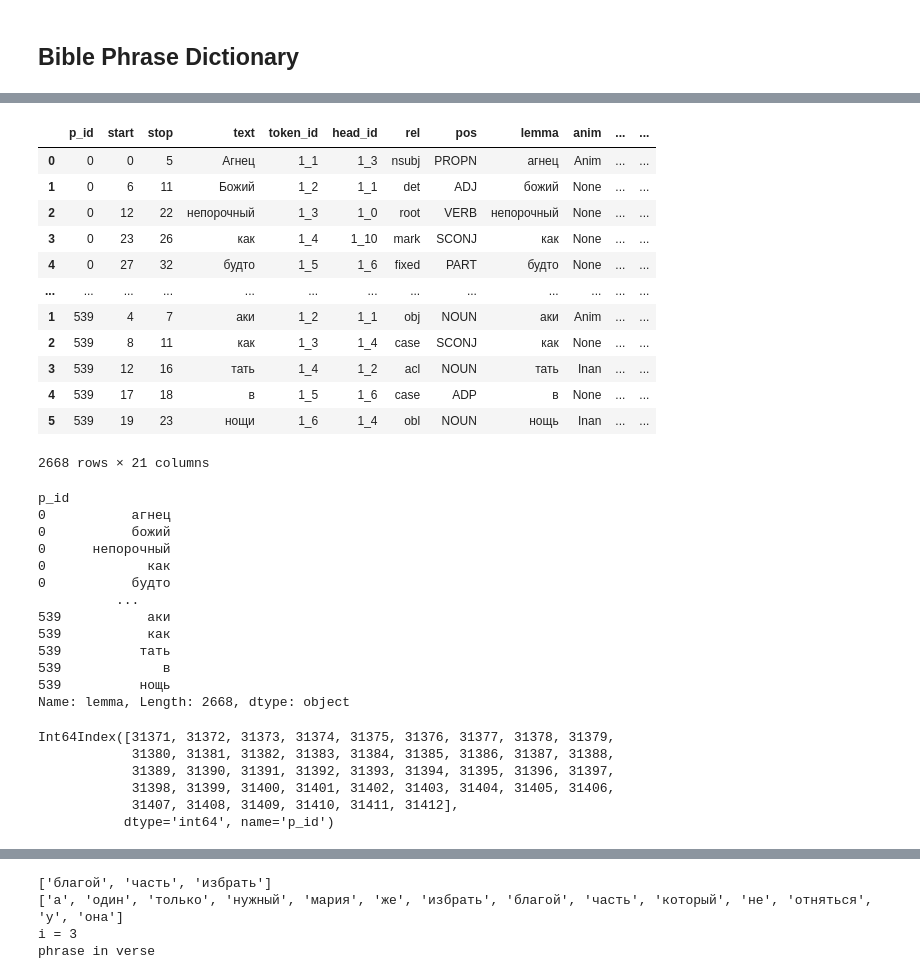
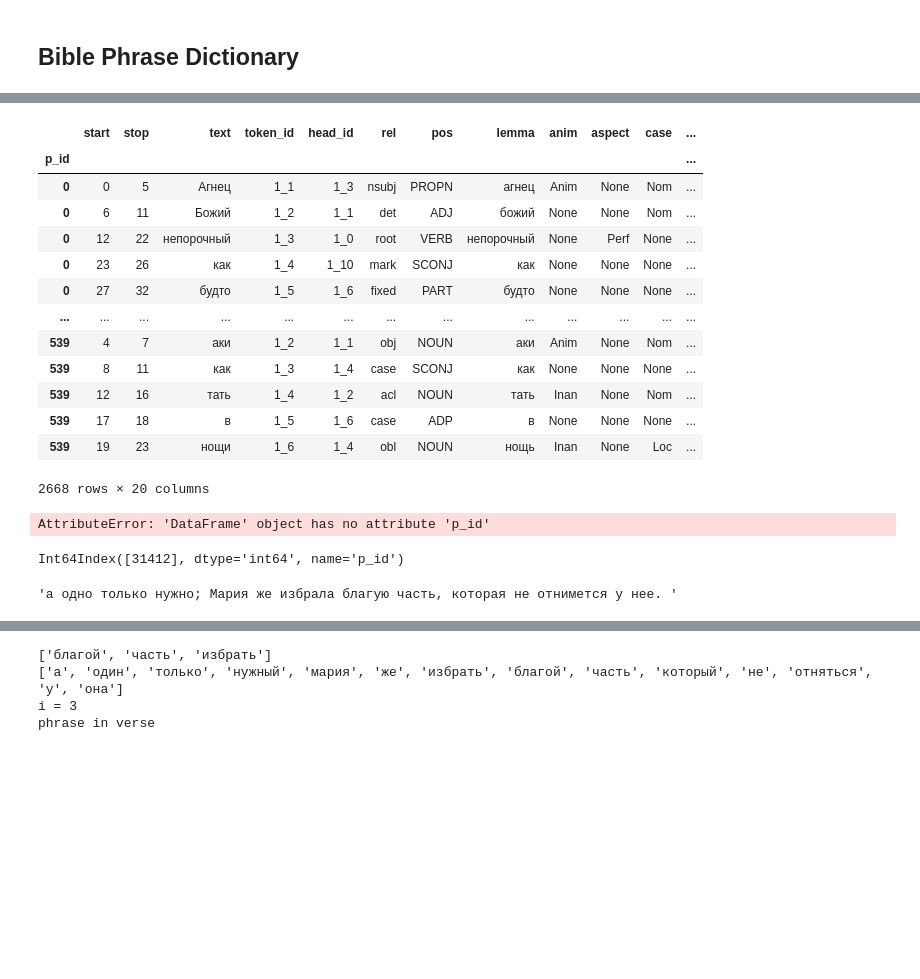
Before and after one commit to kollektivminds/russian-literary-bible, a Jupyter notebook: bible_processing.ipynb, the cells around one changed output, grey strips where cells are left out. Drawn from its saved outputs; the diff is of its cells as text; code cells hidden in the pictures; blank space fills up the shorter version.

```diff
--- a/bible_processing.ipynb
+++ b/bible_processing.ipynb
@@ -482,54 +481,40 @@ caseWords = ['что', 'чего', 'чему', 'чём', 'чем',\
-# %%
-FrazyDf['caseword'] = [True if x in caseWords else False for x in FrazyDf['lemma']]
-# %%
-FrazyDf
-# %% [output]
-|  | p_id | start | stop | text | token_id | head_id | rel | pos | lemma | anim | ... | ... |
-| 0 | 0 | 0 | 5 | Агнец | 1_1 | 1_3 | nsubj | PROPN | агнец | Anim | ... | ... |
-| 1 | 0 | 6 | 11 | Божий | 1_2 | 1_1 | det | ADJ | божий | None | ... | ... |
-| 2 | 0 | 12 | 22 | непорочный | 1_3 | 1_0 | root | VERB | непорочный | None | ... | ... |
-| 3 | 0 | 23 | 26 | как | 1_4 | 1_10 | mark | SCONJ | как | None | ... | ... |
-| 4 | 0 | 27 | 32 | будто | 1_5 | 1_6 | fixed | PART | будто | None | ... | ... |
-| ... | ... | ... | ... | ... | ... | ... | ... | ... | ... | ... | ... | ... |
-| 1 | 539 | 4 | 7 | аки | 1_2 | 1_1 | obj | NOUN | аки | Anim | ... | ... |
-| 2 | 539 | 8 | 11 | как | 1_3 | 1_4 | case | SCONJ | как | None | ... | ... |
-| 3 | 539 | 12 | 16 | тать | 1_4 | 1_2 | acl | NOUN | тать | Inan | ... | ... |
-| 4 | 539 | 17 | 18 | в | 1_5 | 1_6 | case | ADP | в | None | ... | ... |
-| 5 | 539 | 19 | 23 | нощи | 1_6 | 1_4 | obl | NOUN | нощь | Inan | ... | ... |
-2668 rows × 21 columns
-# %%
-FrazyDf.set_index('p_id').lemma#.to_numpy()#.groupby('p_id', axis=1)
-# %% [output]
-p_id
-0           агнец
-0           божий
-0      непорочный
-0             как
-0           будто
-          ...
-539           аки
-539           как
-539          тать
-539             в
-539          нощь
-Name: lemma, Length: 2668, dtype: object
+# %%
+FrazyDf['stopword'] = ~FrazyDf.loc[:, tokenCols[9:]].any(axis=1)
+#FrazyDf = FrazyDf.set_index('p_id', 'token_id')
+FrazyDf
+# %% [output]
+|  | start | stop | text | token_id | head_id | rel | pos | lemma | anim | aspect | case | ... |
+| p_id |  |  |  |  |  |  |  |  |  |  |  | ... |
+| 0 | 0 | 5 | Агнец | 1_1 | 1_3 | nsubj | PROPN | агнец | Anim | None | Nom | ... |
+| 0 | 6 | 11 | Божий | 1_2 | 1_1 | det | ADJ | божий | None | None | Nom | ... |
+| 0 | 12 | 22 | непорочный | 1_3 | 1_0 | root | VERB | непорочный | None | Perf | None | ... |
+| 0 | 23 | 26 | как | 1_4 | 1_10 | mark | SCONJ | как | None | None | None | ... |
+| 0 | 27 | 32 | будто | 1_5 | 1_6 | fixed | PART | будто | None | None | None | ... |
+| ... | ... | ... | ... | ... | ... | ... | ... | ... | ... | ... | ... | ... |
+| 539 | 4 | 7 | аки | 1_2 | 1_1 | obj | NOUN | аки | Anim | None | Nom | ... |
+| 539 | 8 | 11 | как | 1_3 | 1_4 | case | SCONJ | как | None | None | None | ... |
+| 539 | 12 | 16 | тать | 1_4 | 1_2 | acl | NOUN | тать | Inan | None | Nom | ... |
+| 539 | 17 | 18 | в | 1_5 | 1_6 | case | ADP | в | None | None | None | ... |
+| 539 | 19 | 23 | нощи | 1_6 | 1_4 | obl | NOUN | нощь | Inan | None | Loc | ... |
+2668 rows × 20 columns
 # %%
 for phrase_id in FrazyDf.p_id.unique().tolist():
    testPhrase = FrazyDf.loc[FrazyDf.p_id]
 # %%
 pos_lists = []
 for x in range(0,(FrazyDf.p_id.max()+1)):
-    pos_lists.append(FrazyDf.loc[FrazyDf.p_id == x].lemma.unique())
+    pos_lists.append(FrazyDf.loc[(FrazyDf.p_id == x) & (FrazyDf.stopword == False)].lemma.unique())
+# %% [output]
+AttributeError: 'DataFrame' object has no attribute 'p_id'
 # %%
 #bibliiaDf.loc[(bibliiaDf.test == 'N')]
-bibliiaDf.loc[(bibliiaDf.book == 'Lk') & (bibliiaDf.chap == 10)].index
+bibliiaDf.loc[(bibliiaDf.book == 'Lk') & (bibliiaDf.chap == 10) & (bibliiaDf.verse == '42')].index
 # %% [output]
-Int64Index([31371, 31372, 31373, 31374, 31375, 31376, 31377, 31378, 31379,
-            31380, 31381, 31382, 31383, 31384, 31385, 31386, 31387, 31388,
-            31389, 31390, 31391, 31392, 31393, 31394, 31395, 31396, 31397,
-            31398, 31399, 31400, 31401, 31402, 31403, 31404, 31405, 31406,
-            31407, 31408, 31409, 31410, 31411, 31412],
-           dtype='int64', name='p_id')
+Int64Index([31412], dtype='int64', name='p_id')
+# %%
+bibliiaDf.loc[31412].text
+# %% [output]
+'а одно только нужно; Мария же избрала благую часть, которая не отнимется у нее. '
 # %%
 #phraseList = [x.tolist() for x in pos_lists]
 for verse_id in range(31400,31450):
```
Also changed, not shown: parts of 18 cells of this notebook.
